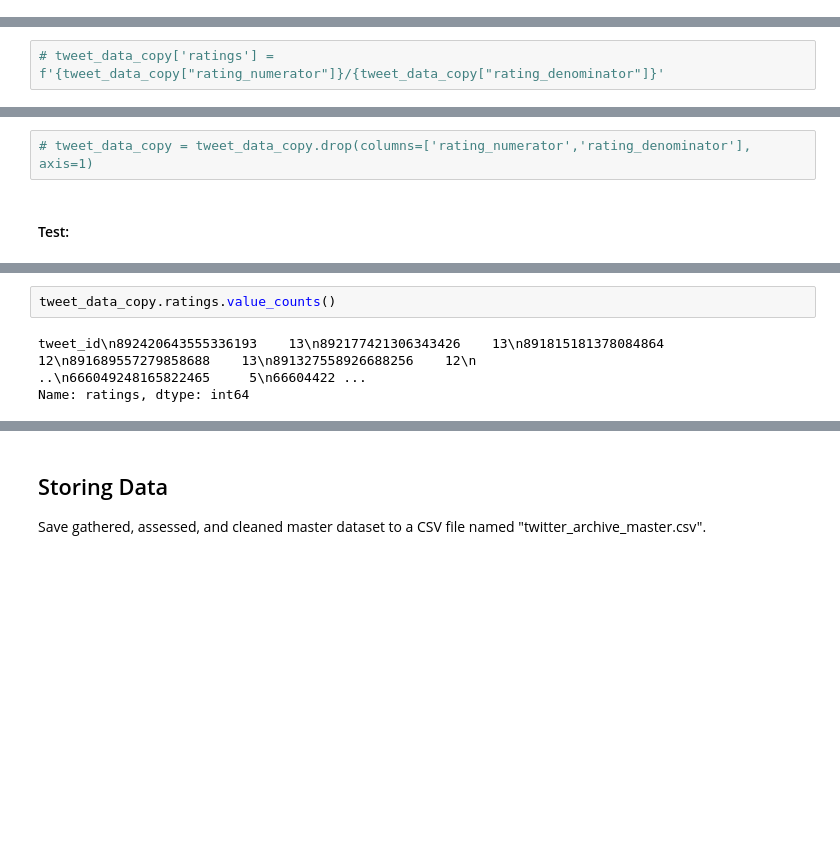
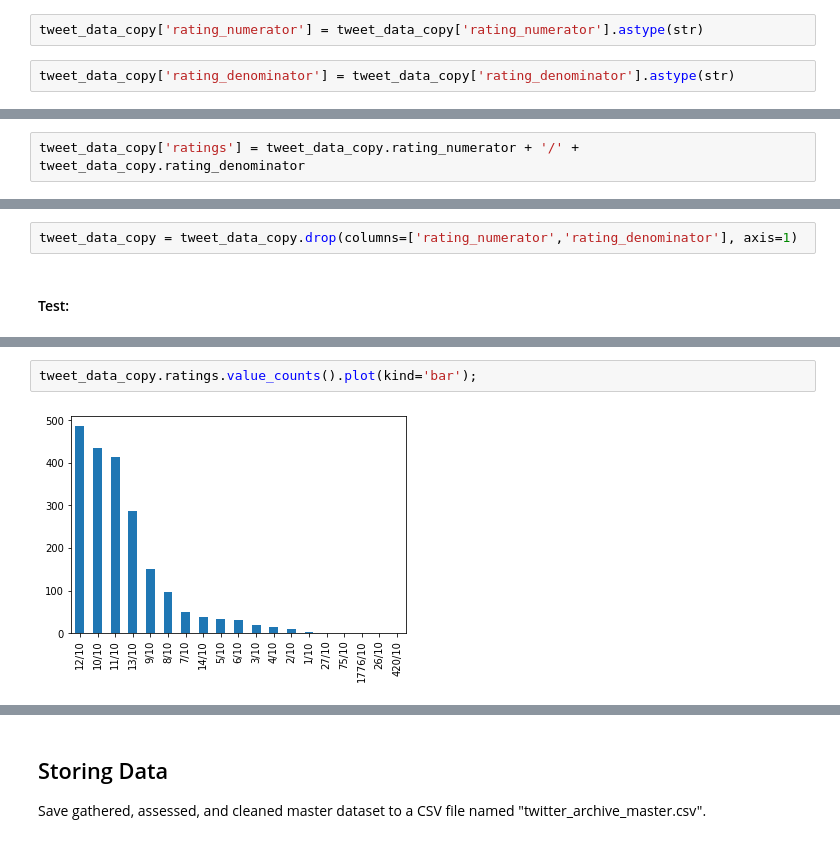
Before and after one commit to DrDev-Py/Udacity-Data-Wrangling, a Jupyter notebook: wrangle_act.ipynb, the cells around one changed output, grey strips where cells are left out. Saved outputs shown, nothing was run; the diff lists cells and outputs as text; blank space fills up the shorter version.

```diff
--- a/wrangle_act.ipynb
+++ b/wrangle_act.ipynb
@@ -659,0 +666,4 @@ tweet_data_copy.head(2)
+# %%
+tweet_data_copy['rating_numerator'] = tweet_data_copy['rating_numerator'].astype(str)
+# %%
+tweet_data_copy['rating_denominator'] = tweet_data_copy['rating_denominator'].astype(str)
@@ -660,2 +672,2 @@ tweet_data_copy.head(2)
 # %%
-# tweet_data_copy['ratings'] = f'{tweet_data_copy["rating_numerator"]}/{tweet_data_copy["rating_denominator"]}'
+tweet_data_copy['ratings'] = tweet_data_copy.rating_numerator + '/' + tweet_data_copy.rating_denominator
@@ -662,4 +676,4 @@ tweet_data_copy.head(2)
 # %%
-# tweet_data_copy = tweet_data_copy.drop(columns=['rating_numerator','rating_denominator'], axis=1)
+tweet_data_copy = tweet_data_copy.drop(columns=['rating_numerator','rating_denominator'], axis=1)
 # %% [markdown]
 #### Test:
@@ -666,5 +690,4 @@ tweet_data_copy.head(2)
 # %%
-tweet_data_copy.ratings.value_counts()
+tweet_data_copy.ratings.value_counts().plot(kind='bar');
 # %% [output]
-tweet_id\n892420643555336193    13\n892177421306343426    13\n891815181378084864    12\n891689557279858688    13\n891327558926688256    12\n                      ..\n666049248165822465     5\n66604422 ...
-Name: ratings, dtype: int64
+[figure, added]
```
Also changed, not shown: parts of 27 cells of this notebook.
